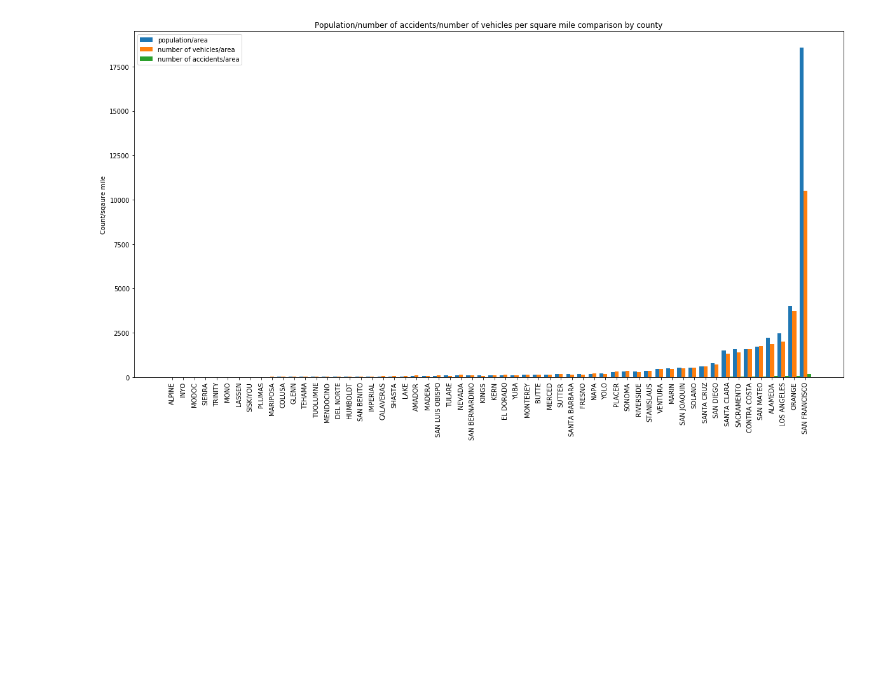
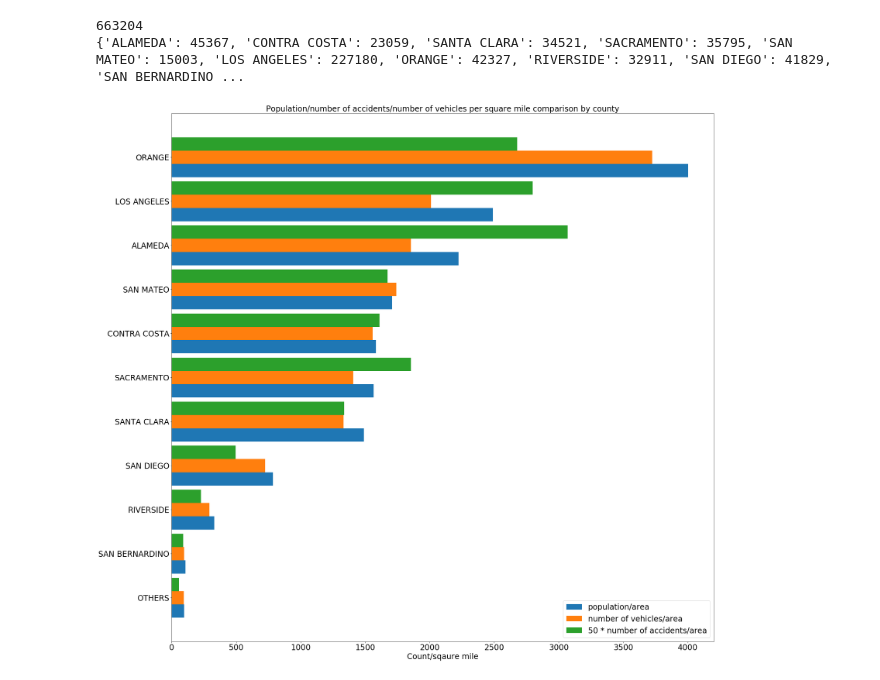
Before and after one commit to LeoNew52/ECE143-Winter20-Team19-FinalProject, a Jupyter notebook: CA_county_density.ipynb, the cells around one changed output. Saved outputs shown, nothing was run; the diff lists cells and outputs as text; code cells hidden in the pictures; blank space fills up the shorter version.

```diff
--- a/CA_county_density.ipynb
+++ b/CA_county_density.ipynb
@@ -66,6 +66,34 @@ new_dict = dict([(value,key) for key, value in n_accidents.items()])
 for key,value in new_dict.items():
     new_dict[key] = value.upper()
 n_accidents = dict([(value,key) for key,value in new_dict.items()])
+# %%
+#categorize small samples to 'others'
+for key,value in n_accidents.items():
+    n_accidents[key] = int(n_accidents[key])
+n_accidents_sum = sum(n_accidents.values())
+n_accidents['OTHERS'] = 0
+population['OTHERS'] = 0
+n_vehicles['OTHERS'] = 0
+area['OTHERS'] = 0
+keys_small = []
+
+for key,value in n_accidents.items():
+    if key != 'OTHERS':
+        if n_accidents[key]/n_accidents_sum <= 0.02:
+            n_accidents['OTHERS'] += n_accidents[key]
+            n_vehicles['OTHERS'] += n_vehicles[key]
+            population['OTHERS'] += population[key]
+            area['OTHERS'] += area[key]
+            keys_small.append(key)
+
+for key in keys_small:
+    del n_accidents[key]
+    del n_vehicles[key]
+    del population[key]
+    del area[key]
+# %% [output]
+663204
+{'ALAMEDA': 45367, 'CONTRA COSTA': 23059, 'SANTA CLARA': 34521, 'SACRAMENTO': 35795, 'SAN MATEO': 15003, 'LOS ANGELES': 227180, 'ORANGE': 42327, 'RIVERSIDE': 32911, 'SAN DIEGO': 41829, 'SAN BERNARDINO ...
 # %%
 #get population, number of vehicles and number of accidents per sq mi
 population_per = {}
@@ -75,39 +103,40 @@ n_accidents_per = {}
 for key, value in area.items():
     population_per[key] = population[key]/area[key]
     n_vehicles_per[key] = n_vehicles[key]/area[key]
-    n_accidents_per[key] = int(n_accidents[key])/area[key]
+    n_accidents_per[key] = 50 * n_accidents[key]/area[key] #multiply n_accidents by 50 for plotting
 
 population_per = {k:v for k,v in sorted(population_per.items(),key =lambda item:item[1])}
 # %%
 #plot
 labels = []
 population_plot = []
 n_vehicles_plot =[]
 n_accidents_plot =[]
 
 for key,value in population_per.items():
     labels.append(key)
     population_plot.append(value)
     n_vehicles_plot.append(n_vehicles_per[key])
     n_accidents_plot.append(n_accidents_per[key])
 
 x = np.arange(len(labels))
-width = 0.35
+width = 0.3
 
 fig, ax = plt.subplots()
-fig.set_figheight(10)
-fig.set_figwidth(20)
-rectpop= ax.bar(x-width,population_plot,width,label = 'population/area')
-rectveh = ax.bar(x,n_vehicles_plot,width,label = 'number of vehicles/area')
-rectacc = ax.bar(x+width,n_accidents_plot,width,label = 'number of accidents/area')
+fig.set_figheight(30)
+fig.set_figwidth(30)
+rectpop= ax.barh(x-width,population_plot,width,label = 'population/area')
+rectveh = ax.barh(x,n_vehicles_plot,width,label = 'number of vehicles/area')
+rectacc = ax.barh(x+width,n_accidents_plot,width,label = '50 * number of accidents/area')
 
-ax.set_ylabel('Count/sqaure mile')
-ax.set_title('Population/number of accidents/number of vehicles per square mile comparison by county')
-ax.set_xticks(x)
-ax.set_xticklabels(labels)
-ax.legend()
+ax.set_xlabel('Count/sqaure mile',fontsize = 24)
+ax.set_title('Population/number of accidents/number of vehicles per square mile comparison by county',fontsize = 24)
+ax.set_yticks(x)
+ax.set_yticklabels(labels)
+ax.tick_params(axis = 'both',which = 'major',labelsize = 24)
+ax.legend(prop=dict(size = 24))
 
-plt.xticks(rotation = 'vertical')
+
 plt.show()
 # %% [output]
-[figure, old version]
+[figure, new version]
```
